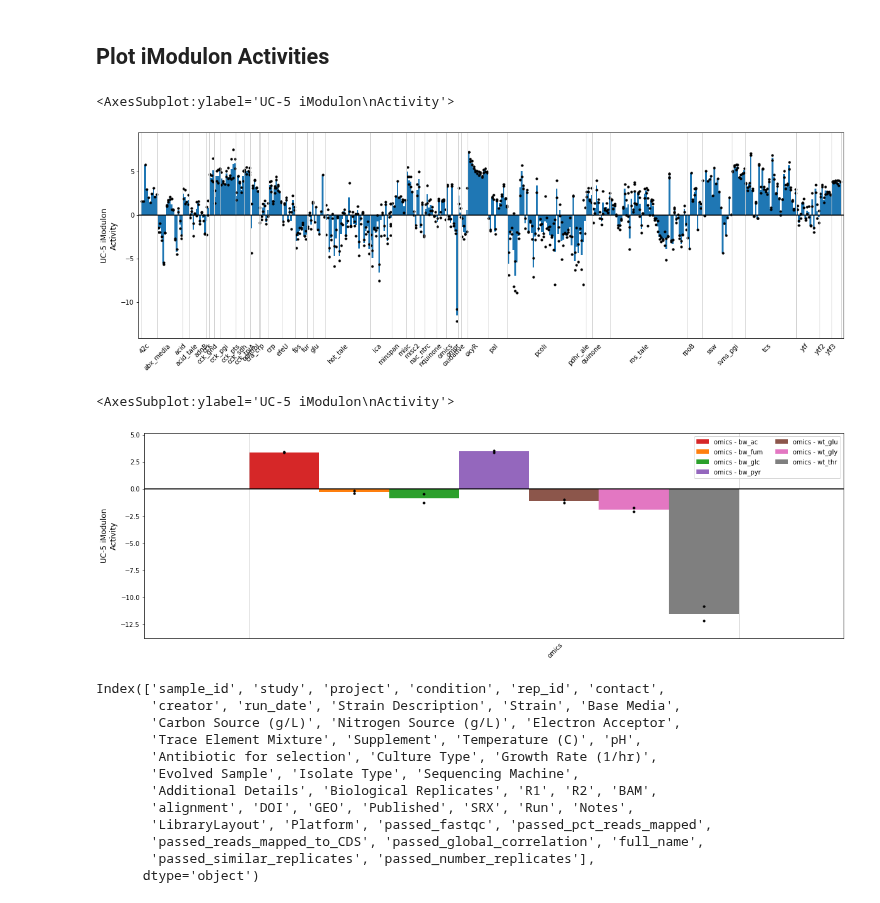
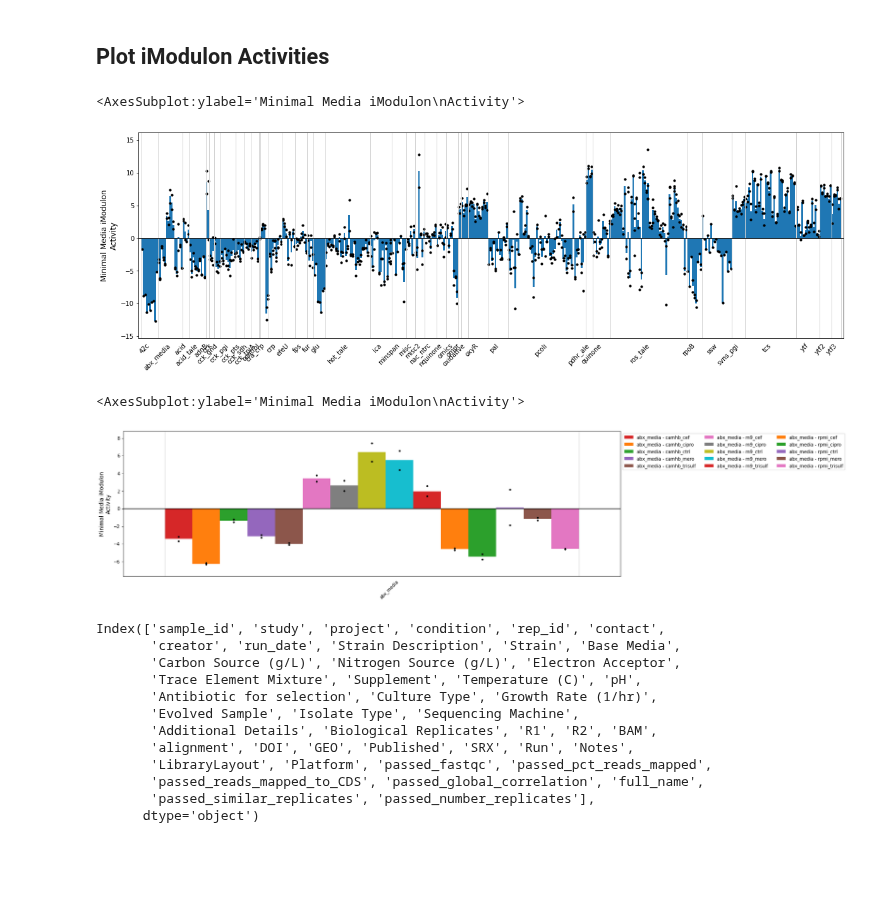
Before and after one commit to SBRG/precise2, a Jupyter notebook: notebooks/manual_imodulon_annotation.ipynb, the cells around one changed output. Cells and saved outputs as stored; diff of their text form; code cells hidden in the pictures; blank space fills up the shorter version.

Commit message:
Updated iModulon annotations and IcaData object

```diff
--- a/notebooks/manual_imodulon_annotation.ipynb
+++ b/notebooks/manual_imodulon_annotation.ipynb
@@ -27,6 +27,6 @@ ica_data.imodulon_table[(ica_data.imodulon_table['category'] == 'Unknown') | (ic
 # Annotate iModulons
 # %%
 #iM_to_annotate = ica_data.imodulon_names[216]
-iM_to_annotate = 'UC-5'
+iM_to_annotate = 'TrpR'
 iM_to_annotate
 # %% [output]
@@ -79,14 +85,14 @@ imod_genes.sort_values(by='gene_weight', ascending=False)
 _, ax = plt.subplots(figsize=(20, 6))
 plot_activities(ica_data,iM_to_annotate, ax=ax)
 # %% [output]
-<AxesSubplot:ylabel='UC-5 iModulon\nActivity'>
+<AxesSubplot:ylabel='Minimal Media iModulon\nActivity'>
-[figure, old version]
+[figure, new version]
 # %%
 _, ax = plt.subplots(figsize=(20, 6))
-plot_activities(ica_data,iM_to_annotate, projects='omics', ax=ax)
+plot_activities(ica_data,iM_to_annotate, projects='abx_media', ax=ax)
 # %% [output]
-<AxesSubplot:ylabel='UC-5 iModulon\nActivity'>
+<AxesSubplot:ylabel='Minimal Media iModulon\nActivity'>
-[figure, old version]
+[figure, new version]
 # %%
 ica_data.sample_table.columns
 # %% [output]
```
Also changed, not shown: parts of 9 cells of this notebook, 5 other files.
